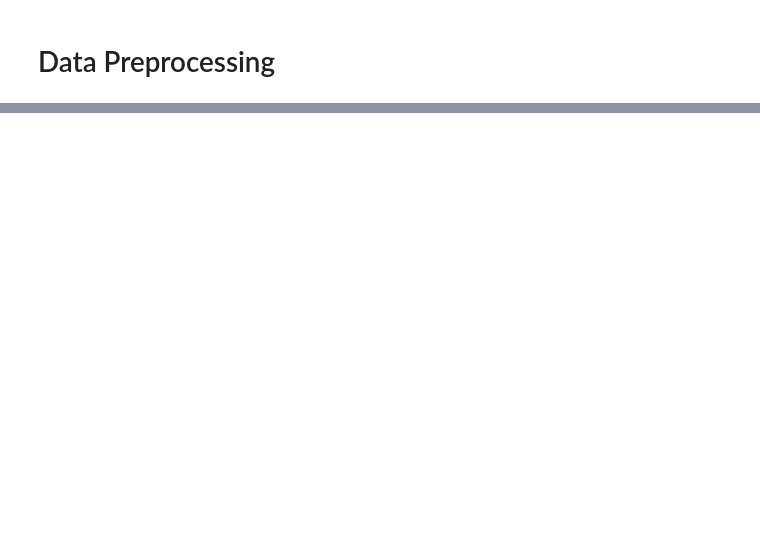
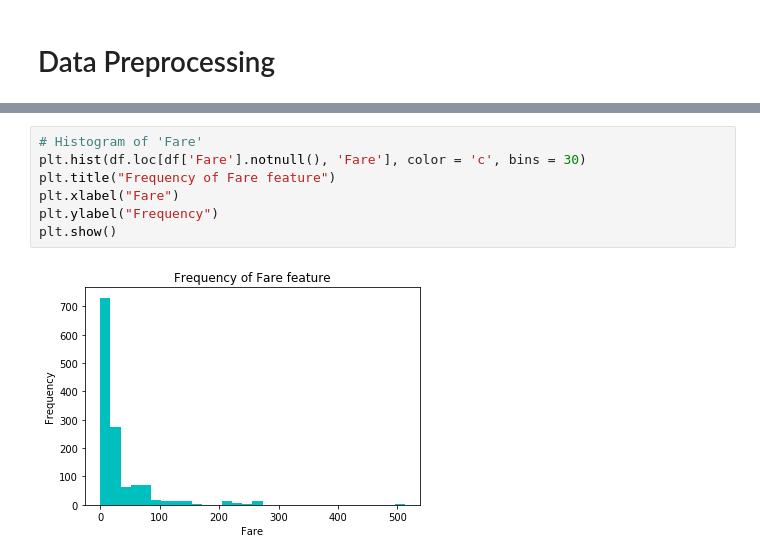
Before and after one commit to AnirudhAchal/Titanic-Disaster, a Jupyter notebook: Notebooks/Titanic Disaster.ipynb, the cells around one changed output, grey strips where cells are left out. Drawn from its saved outputs; the diff is of its cells as text; blank space fills up the shorter version.

```diff
--- a/Notebooks/Titanic Disaster.ipynb
+++ b/Notebooks/Titanic Disaster.ipynb
@@ -121,0 +184,9 @@ memory usage: 122.7+ KB
+# %%
+# Histogram of 'Fare'
+plt.hist(df.loc[df['Fare'].notnull(), 'Fare'], color = 'c', bins = 30)
+plt.title("Frequency of Fare feature")
+plt.xlabel("Fare")
+plt.ylabel("Frequency")
+plt.show()
+# %% [output]
+[figure, added]
```
Also changed, not shown: parts of 24 cells of this notebook.
